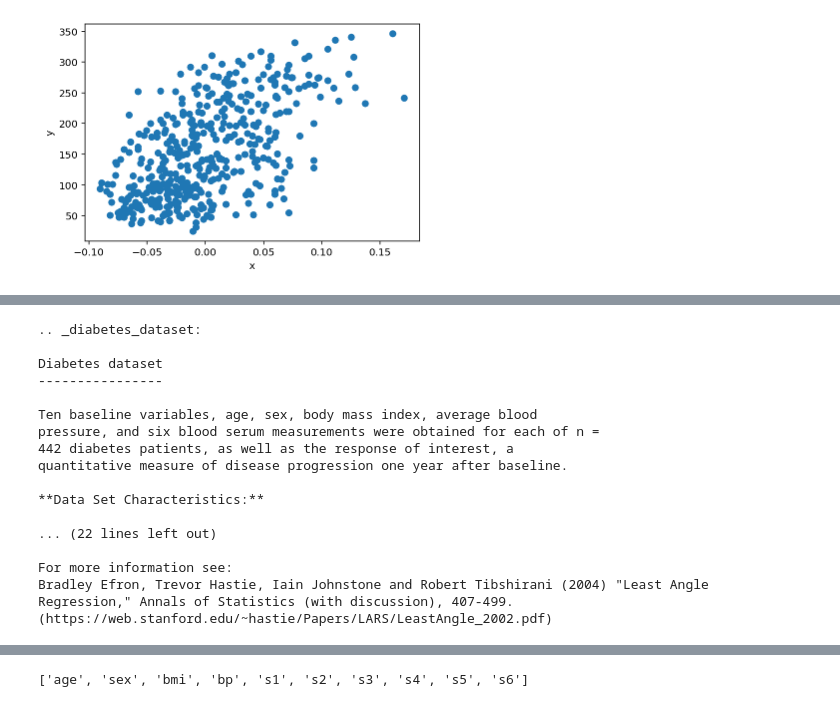
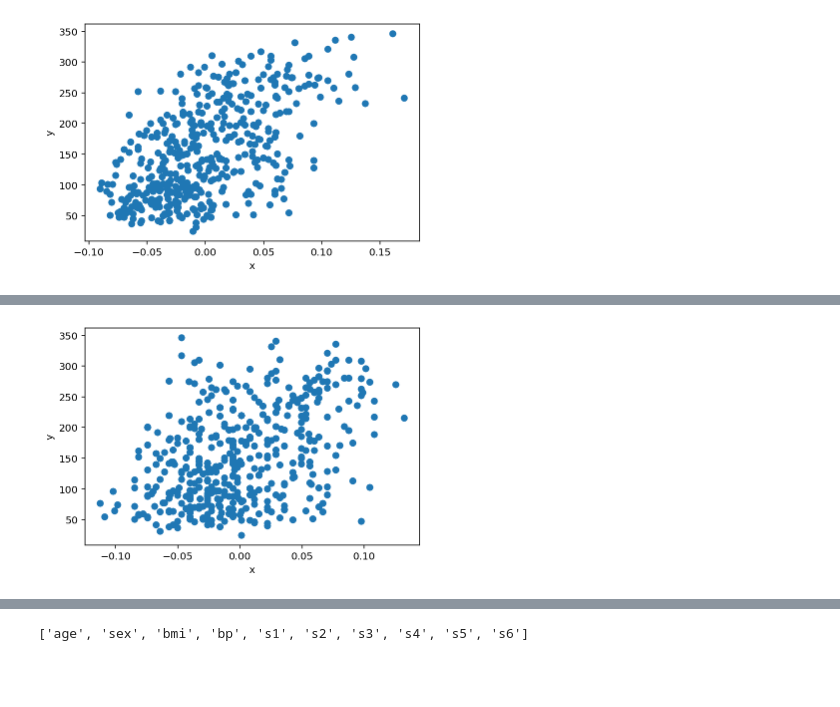
Before and after one commit to dotorimaker/aiffelQUIZ, a Jupyter notebook: Diabetes_weather.ipynb, the cells around one changed output, grey strips where cells are left out. Saved outputs shown, nothing was run; the diff lists cells and outputs as text; code cells hidden in the pictures; blank space fills up the shorter version.

```diff
--- a/Diabetes_weather.ipynb
+++ b/Diabetes_weather.ipynb
@@ -81,20 +83,14 @@ dir(diabetes)
-# %%
-print(diabetes.DESCR)
-# %% [output]
-.. _diabetes_dataset:
-
-Diabetes dataset
-----------------
-
-Ten baseline variables, age, sex, body mass index, average blood
-pressure, and six blood serum measurements were obtained for each of n =
-442 diabetes patients, as well as the response of interest, a
-quantitative measure of disease progression one year after baseline.
-
-**Data Set Characteristics:**
-
-... (22 lines left out)
-
-For more information see:
-Bradley Efron, Trevor Hastie, Iain Johnstone and Robert Tibshirani (2004) "Least Angle Regression," Annals of Statistics (with discussion), 407-499.
-(https://web.stanford.edu/~hastie/Papers/LARS/LeastAngle_2002.pdf)
+# %%
+# 10개의 특성 중 4번째 특성(bp:혈압)과 타겟 데이터로 산점도 그리기)
+# 입력데이터와 타겟의 관계를
+# 산점도 그려보기
+import matplotlib.pyplot as plt
+plt.scatter(diabetes.data[:,3], diabetes.target)
+plt.xlabel('x')
+plt.ylabel('y')
+plt.show()
+
+#산점도를 보면, 입력 데이터(혈압)와 타겟이 비례 관계에 있다는 것을 알 수 있다.(양의 상관관계)
+## 혈압과의 관계가 궁금해서 추가해서 확인해 보았다. 하지만, bmi 보다 오차가 크게 보인다.
+# %% [output]
+[figure, added]
```
Also changed, not shown: parts of 17 cells of this notebook.
